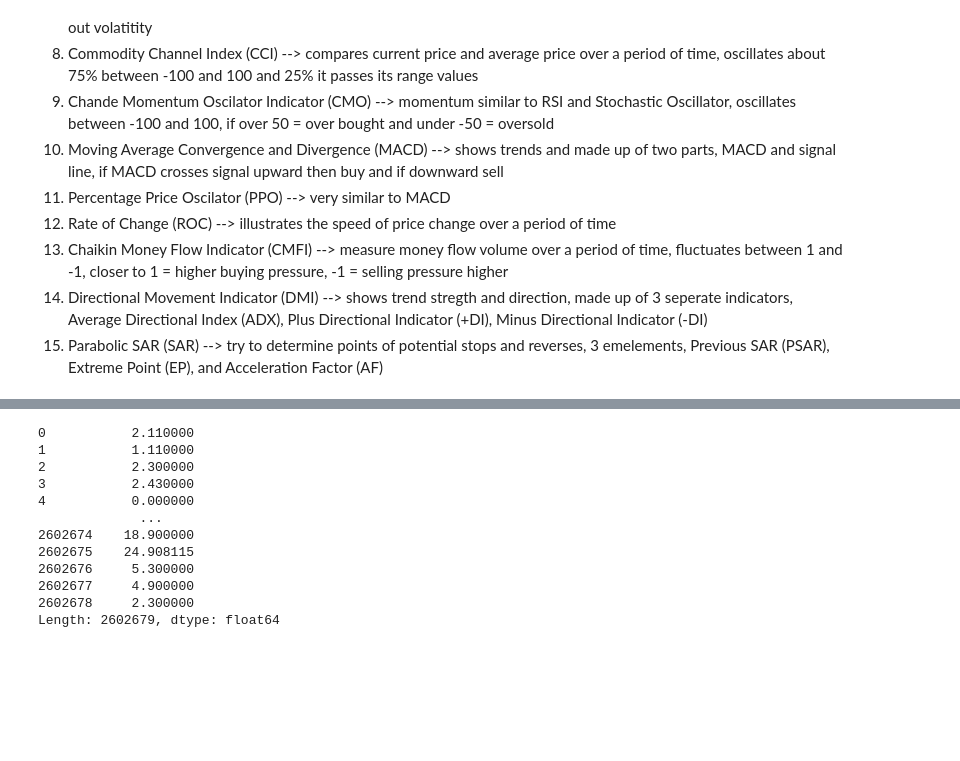
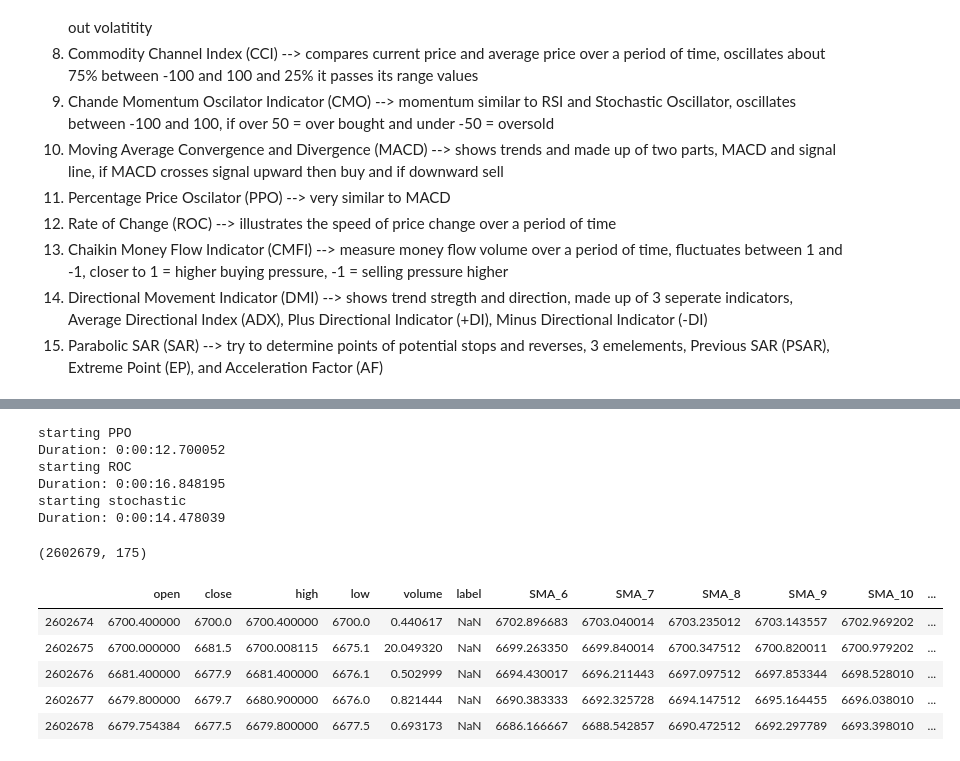
Before and after one commit to AndrewMarksArt/math389L_adv_big_data_analysis, a Jupyter notebook: project_main.ipynb, the cells around one changed output, grey strips where cells are left out. Drawn from its saved outputs; the diff is of its cells as text; code cells hidden in the pictures; blank space fills up the shorter version.

```diff
--- a/project_main.ipynb
+++ b/project_main.ipynb
@@ -487,36 +618,23 @@ Duration: 0:00:03.326512
-# %%
-# Directional Movement Indicator (DMI) made of 3 seperate indicators Use Average Directional Index (ADX)
-# Average Directional Index (ADX), Plus Directional Indicator (+DI), Minus Directional Indicator (-DI)
-# DMI oscillates between 0 and 100
-
-"""
-Steps:
-1. calc True Range
-2. calc Positive Directional Movement
-3. calc Negative Directional Movement
-4. Smoothed values
-5. Positive Index Indicator and Negative Index Indicator
-6. ADX Indicator: Final calcs
-"""
-
-# true range = max value between (current high - current low), abs(current high - previous close), abs(current low - previous close)
-x = df['high'] - df['low']
-y = abs(df['high'] - df['close'].shift(periods=-1))
-z = abs(df['low']-df['close'].shift(periods=-1))
-
-true_range = pd.concat([x, y, z], axis=1).max(axis=1)
-true_range
-# %% [output]
-0           2.110000
-1           1.110000
-2           2.300000
-3           2.430000
-4           0.000000
-             ...
-2602674    18.900000
-2602675    24.908115
-2602676     5.300000
-2602677     4.900000
-2602678     2.300000
-Length: 2602679, dtype: float64
+# %%
+df = calculate_last_indicators(df, intervals)
+# %% [output]
+starting PPO
+Duration: 0:00:12.700052
+starting ROC
+Duration: 0:00:16.848195
+starting stochastic
+Duration: 0:00:14.478039
+# %%
+df.shape
+# %% [output]
+(2602679, 175)
+# %%
+df.tail()
+# %% [output]
+|  | open | close | high | low | volume | label | SMA_6 | SMA_7 | SMA_8 | SMA_9 | SMA_10 | ... |
+| 2602674 | 6700.400000 | 6700.0 | 6700.400000 | 6700.0 | 0.440617 | NaN | 6702.896683 | 6703.040014 | 6703.235012 | 6703.143557 | 6702.969202 | ... |
+| 2602675 | 6700.000000 | 6681.5 | 6700.008115 | 6675.1 | 20.049320 | NaN | 6699.263350 | 6699.840014 | 6700.347512 | 6700.820011 | 6700.979202 | ... |
+| 2602676 | 6681.400000 | 6677.9 | 6681.400000 | 6676.1 | 0.502999 | NaN | 6694.430017 | 6696.211443 | 6697.097512 | 6697.853344 | 6698.528010 | ... |
+| 2602677 | 6679.800000 | 6679.7 | 6680.900000 | 6676.0 | 0.821444 | NaN | 6690.383333 | 6692.325728 | 6694.147512 | 6695.164455 | 6696.038010 | ... |
+| 2602678 | 6679.754384 | 6677.5 | 6679.800000 | 6677.5 | 0.693173 | NaN | 6686.166667 | 6688.542857 | 6690.472512 | 6692.297789 | 6693.398010 | ... |
 # %%
```
Also changed, not shown: parts of 23 cells of this notebook, 10 other files.
